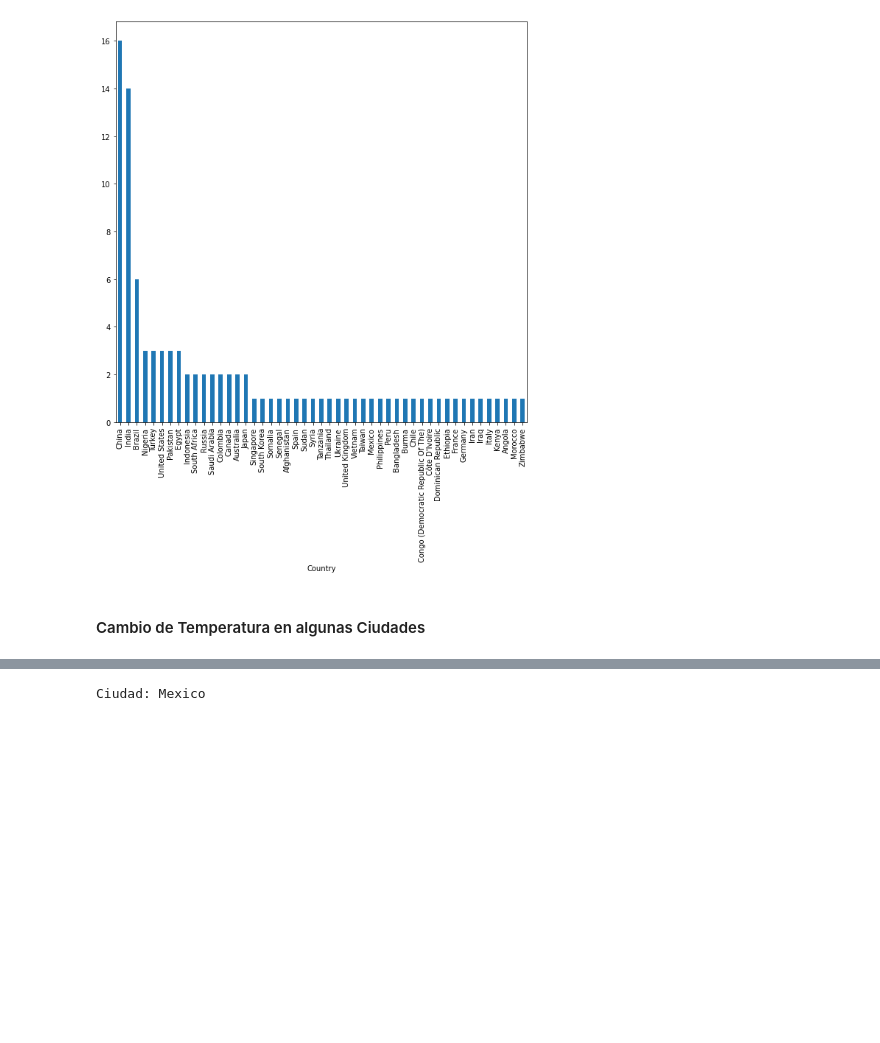
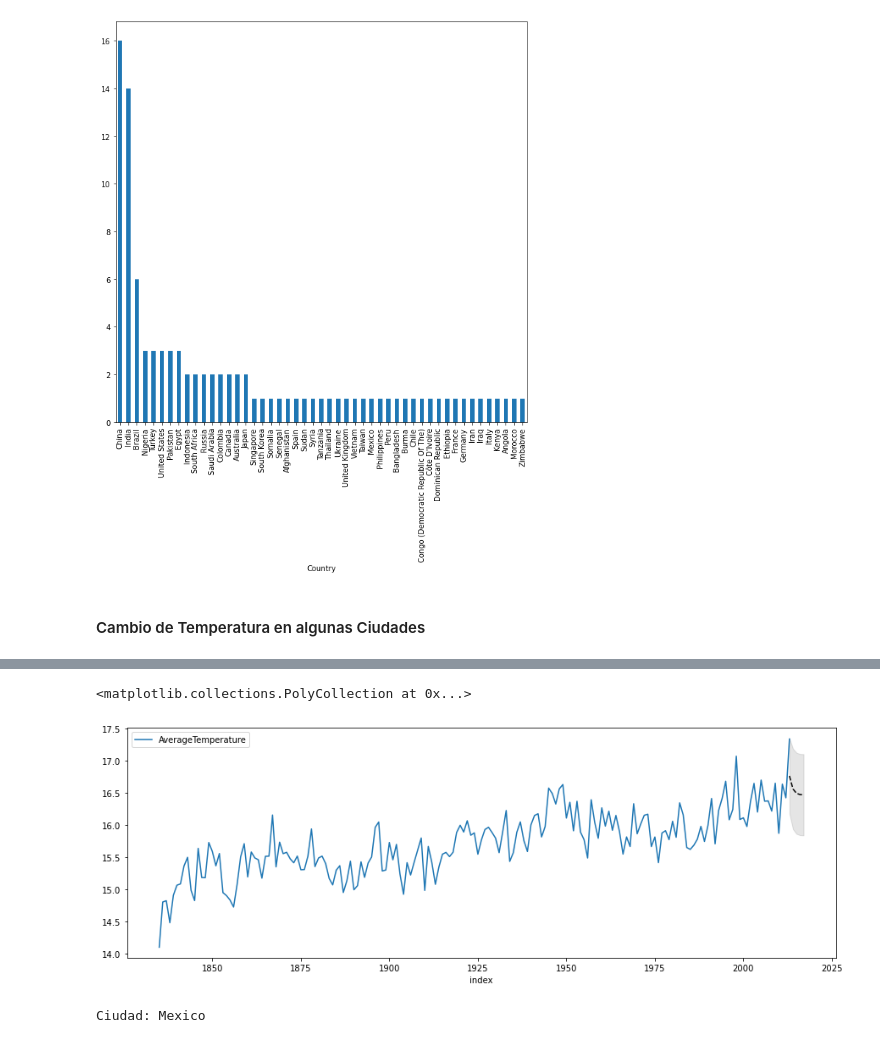
Before and after one commit to G4ll4rd0/ClimaGlobalPAD_O2022, a Jupyter notebook: TemperaturesByMCAnalisis.ipynb, the cells around one changed output, grey strips where cells are left out. Cells and saved outputs as stored; diff of their text form; code cells hidden in the pictures; blank space fills up the shorter version.

```diff
--- a/TemperaturesByMCAnalisis.ipynb
+++ b/TemperaturesByMCAnalisis.ipynb
@@ -338,0 +403,7 @@ data.groupby('Country')['City'].nunique().sort_values(ascending = False).plot(ki
+# %%
+# Construct the model
+mod = sm.tsa.SARIMAX(gD2['AverageTemperature'], gD2.Year, order=(1, 0, 0), trend='c')
+# Estimate the parameters
+res = mod.fit()
+
+print(res.summary())
@@ -338,0 +448,7 @@ data.groupby('Country')['City'].nunique().sort_values(ascending = False).plot(ki
+# %%
+exoList = list(range(2013, 2018))
+fc1 = res.get_forecast(steps = 5, exog = exoList)
+newData = pd.DataFrame(fc1.summary_frame())
+newData['index'] = exoList
+newData = newData.set_index('index')
+newData
@@ -339 +463,10 @@ data.groupby('Country')['City'].nunique().sort_values(ascending = False).plot(ki
+# %%
+fig, ax = plt.subplots(figsize=(15, 5))
+
+graphData.plot(ax = ax)
+newData['mean'].plot(ax=ax, style='k--')
+ax.fill_between(newData.index, newData['mean_ci_lower'], newData['mean_ci_upper'], color='k', alpha=0.1)
+# %% [output]
+<matplotlib.collections.PolyCollection at 0x...>
+[figure, added]
 # %%
```
Also changed, not shown: parts of 12 cells of this notebook.
